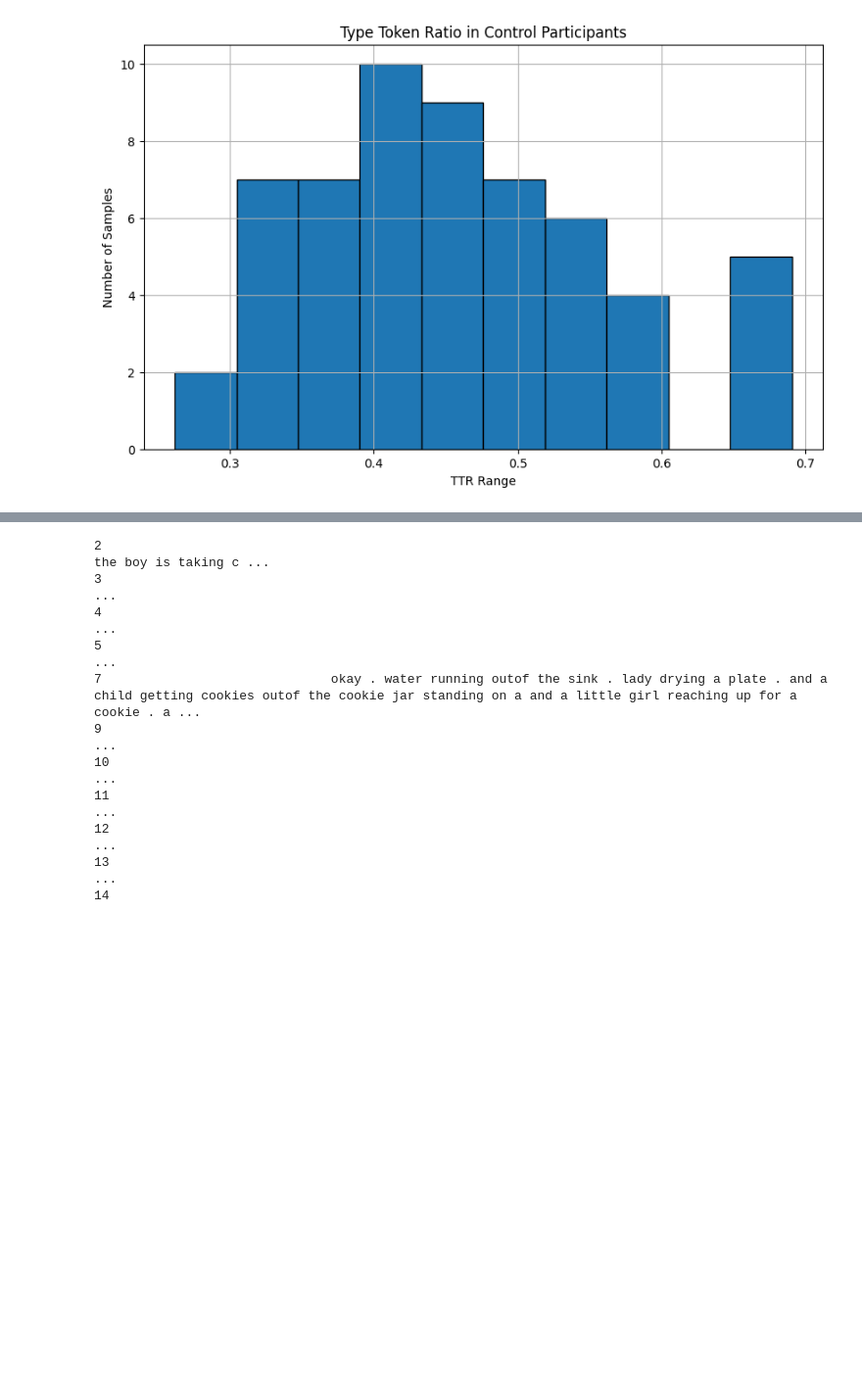
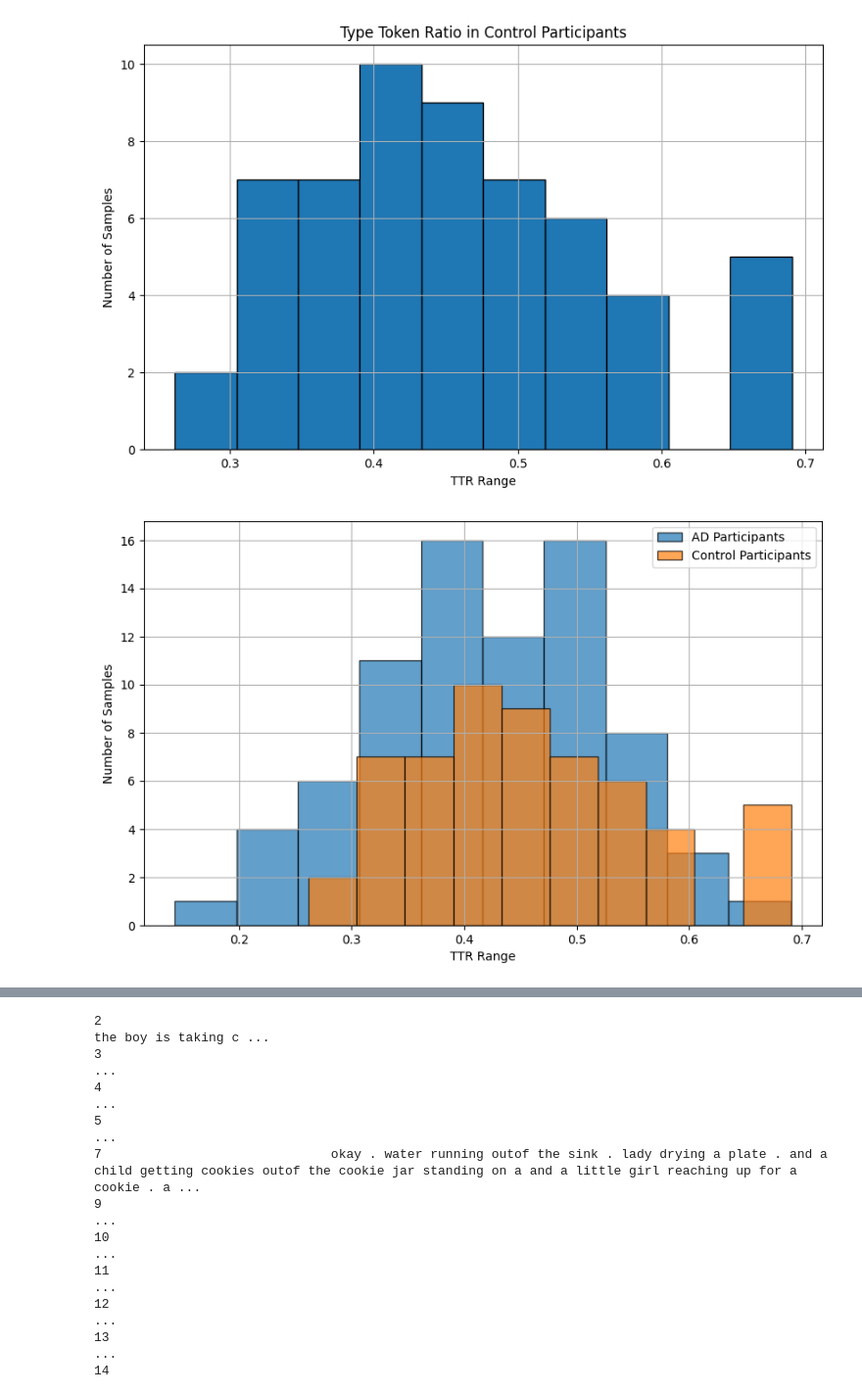
Before and after one commit to texas-flavoured-canadien/Vocab_Richness_AD, a Jupyter notebook: Vocabulary_Richness_AD.ipynb, the cells around one changed output, grey strips where cells are left out. Shown at 98% size. Drawn from its saved outputs; the diff is of its cells as text; code cells hidden in the pictures; blank space fills up the shorter version.

```diff
--- a/Vocabulary_Richness_AD.ipynb
+++ b/Vocabulary_Richness_AD.ipynb
@@ -827,6 +867,30 @@ plt.show()
 # %% [output]
 [figure]
 [figure]
+# %%
+import matplotlib.pyplot as plt
+ad_ddf = df[df['basedx'] == '1']
+control_ddf = df[df['basedx'] == '8']
+
+
+plt.figure(figsize=(10, 6))
+
+
+plt.hist(ad_ddf['TTR'], bins=10, edgecolor='black', alpha=0.7, label='AD Participants')
+
+
+plt.hist(control_ddf['TTR'], bins=10, edgecolor='black', alpha=0.7, label='Control Participants')
+
+
+plt.xlabel('TTR Range')
+plt.ylabel('Number of Samples')
+#plt.title('Type Token Ratio Comparison')
+plt.grid(True)
+
+plt.legend()
+plt.show()
+# %% [output]
+[figure, added]
 # %%
 plt.figure(figsize=(8, 6))
 sns.boxplot(x='basedx', y='TTR', data=df, palette='coolwarm')
```
Also changed, not shown: parts of 15 cells of this notebook.
